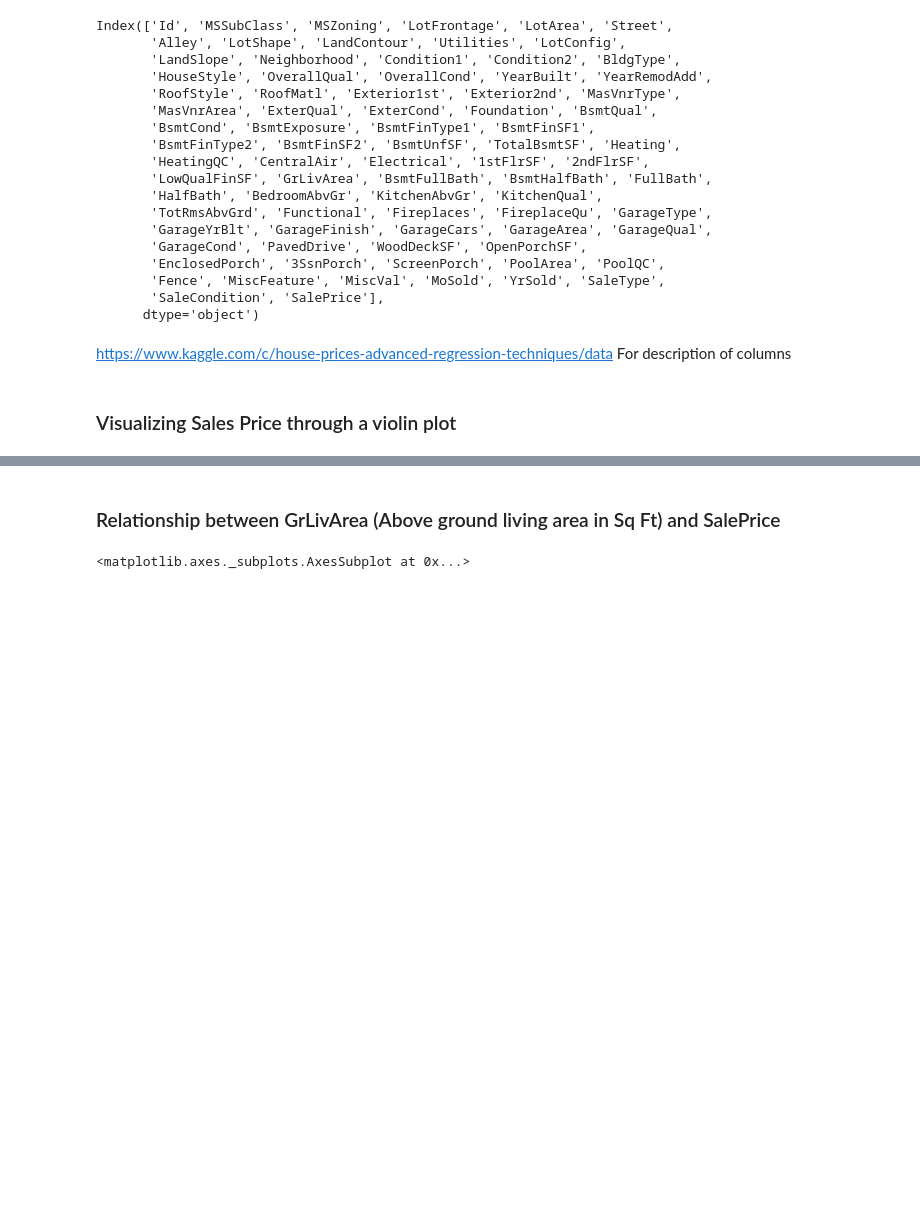
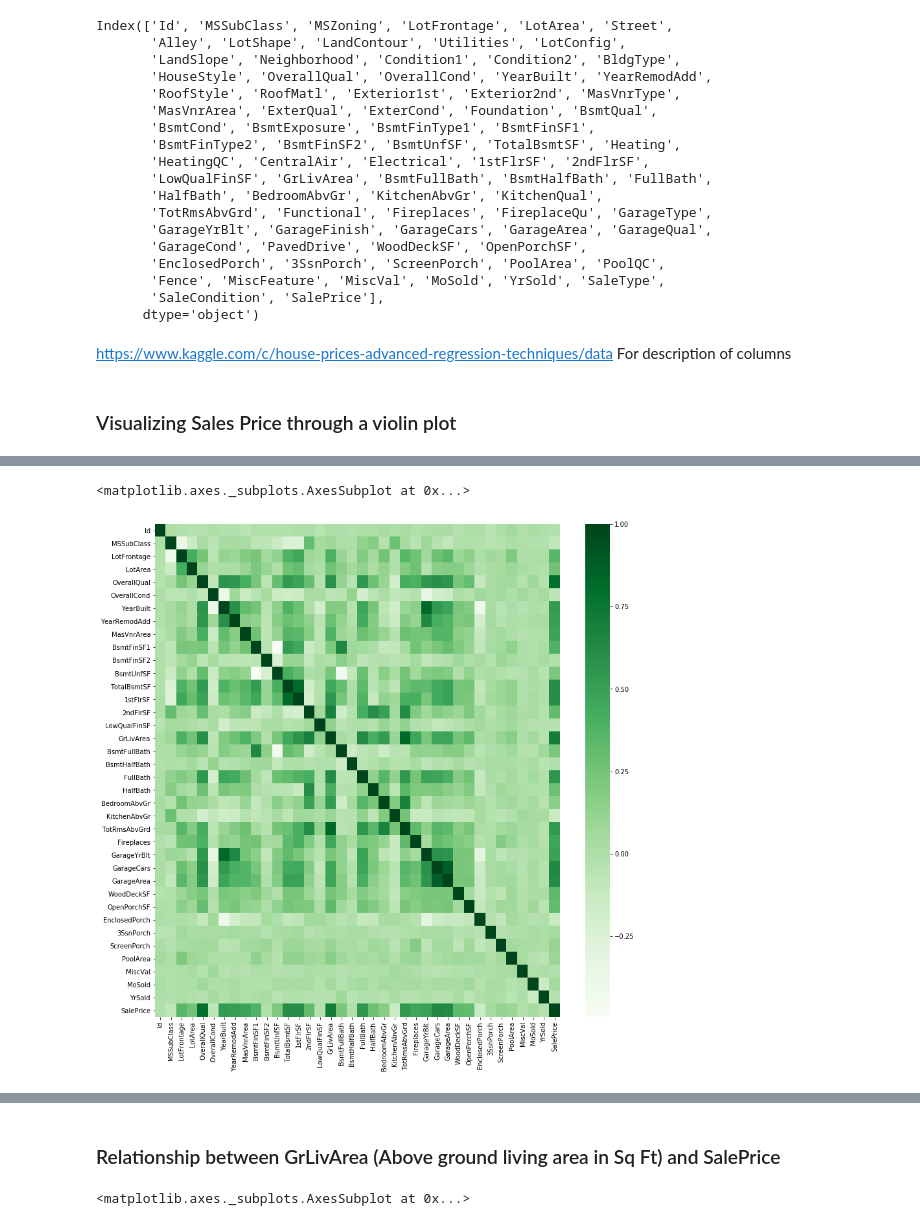
Before and after one commit to SidJain1412/HousePriceRegression, a Jupyter notebook: EDA.ipynb, the cells around one changed output, grey strips where cells are left out. Saved outputs shown, nothing was run; the diff lists cells and outputs as text; code cells hidden in the pictures; blank space fills up the shorter version.

```diff
--- a/EDA.ipynb
+++ b/EDA.ipynb
@@ -55,0 +95,9 @@ sns.violinplot(train_df.SalePrice)
+# %%
+numeric_features = train_df.select_dtypes(include=[np.number])
+# %%
+corr = numeric_features.corr()
+plt.figure(figsize=(14,14))
+sns.heatmap(corr, cmap='Greens')
+# %% [output]
+<matplotlib.axes._subplots.AxesSubplot at 0x...>
+[figure, added]
```
Also changed, not shown: parts of 14 cells of this notebook.
